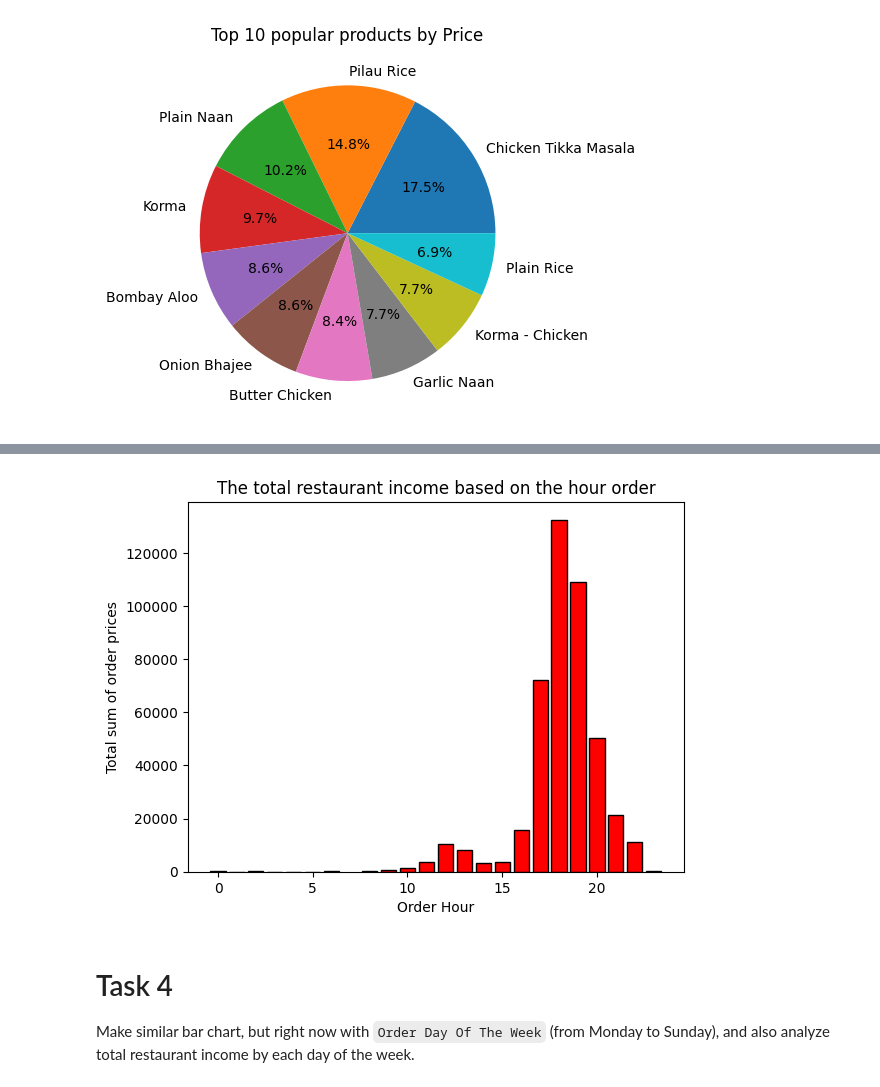
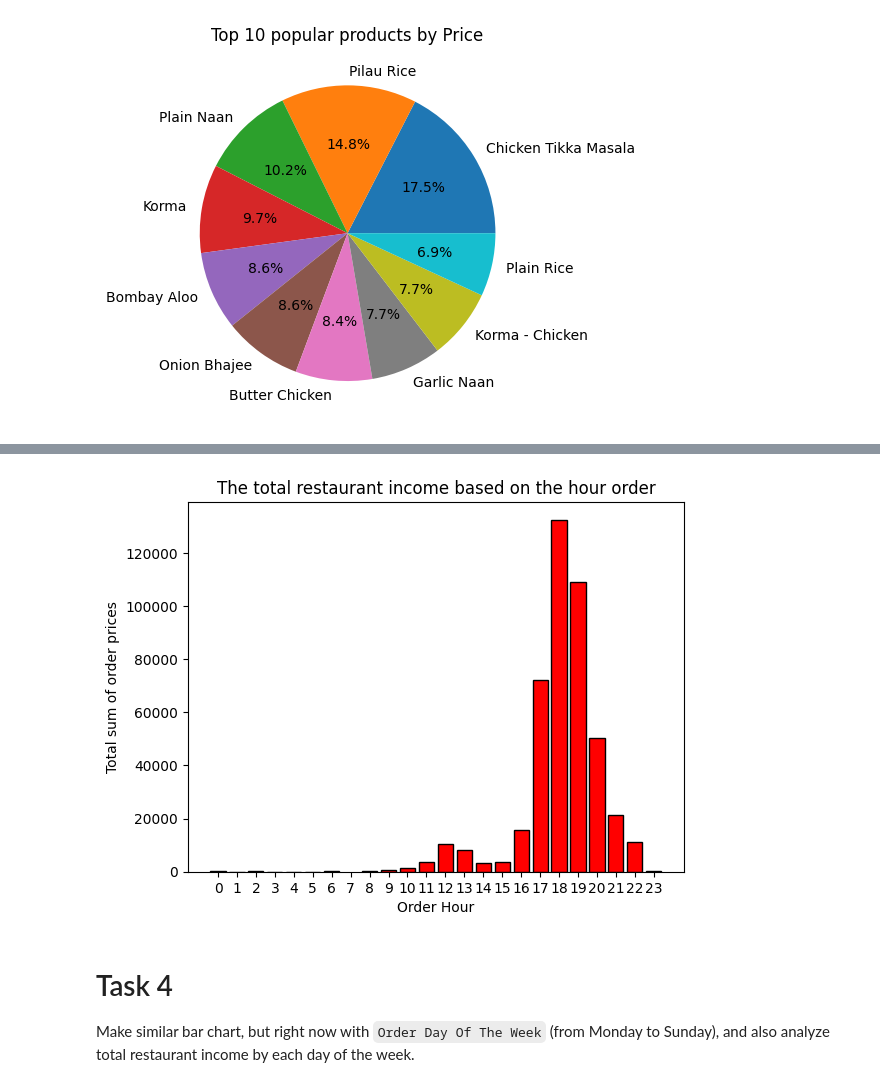
Before and after one commit to mate-academy/py-restaurant-data-analysis, a Jupyter notebook: app/main.ipynb, the cells around one changed output, grey strips where cells are left out. Drawn from its saved outputs; the diff is of its cells as text; code cells hidden in the pictures.

```diff
--- a/app/main.ipynb
+++ b/app/main.ipynb
@@ -83,14 +83,15 @@ Example:
 # %%
 df["Order Hour"] = df["datetime"].dt.hour
 result_by_hour = df.groupby("Order Hour")["Item Price"].sum()
 
 plt.bar(result_by_hour.index, result_by_hour.values, color="red", edgecolor="black")
 plt.title("The total restaurant income based on the hour order")
 plt.xlabel("Order Hour")
 plt.ylabel("Total sum of order prices")
+plt.xticks(range(len(result_by_hour.index) + 1))
 plt.show()
 # %% [output]
-[figure, old version]
+[figure, new version]
 # %% [markdown]
 # Task 4
 Make similar bar chart, but right now with `Order Day Of The Week` (from Monday to Sunday), and also analyze total restaurant income by each day of the week.
```
Also changed, not shown: parts of 2 cells of this notebook.
